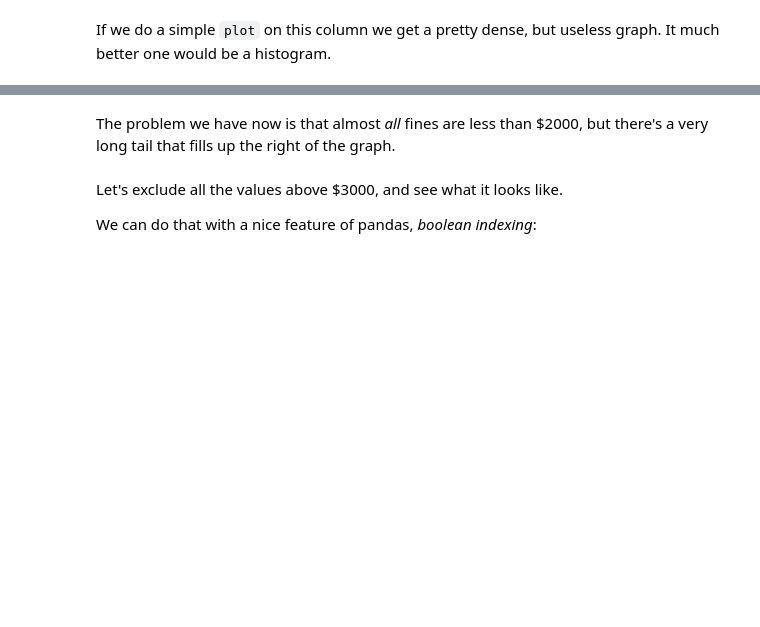
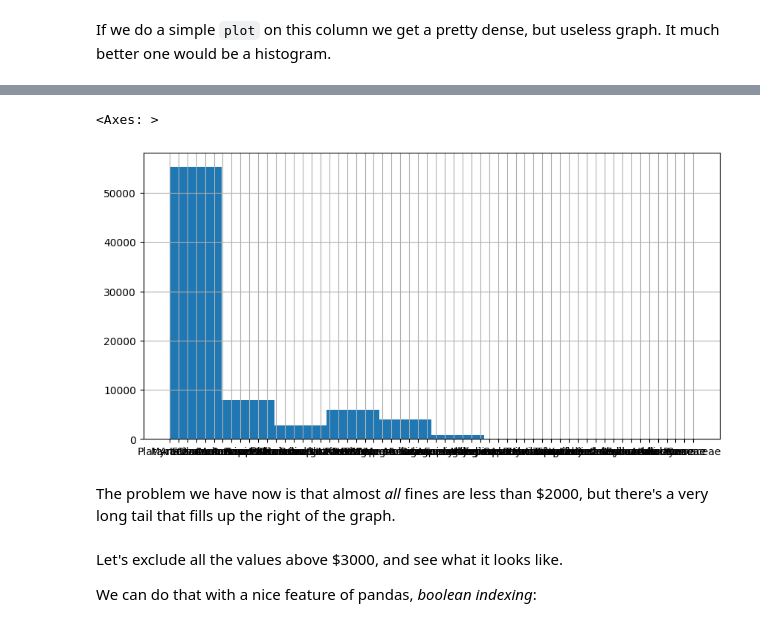
Before and after one commit to YienYan/tree_data, a Jupyter notebook: my_data.ipynb, the cells around one changed output, grey strips where cells are left out. Cells and saved outputs as stored; diff of their text form; code cells hidden in the pictures; blank space fills up the shorter version.

```diff
--- a/my_data.ipynb
+++ b/my_data.ipynb
@@ -152,3 +144,8 @@ penalty_data.FACE_VALUE.hist()
+# %%
+tdf.Family.hist()
+# %% [output]
+<Axes: >
+[figure, added]
 # %% [markdown]
 The problem we have now is that almost _all_ fines are less than $2000, but there's a very long tail that fills up the right of the graph.
 # %% [markdown]
```
Also changed, not shown: parts of 17 cells of this notebook.
